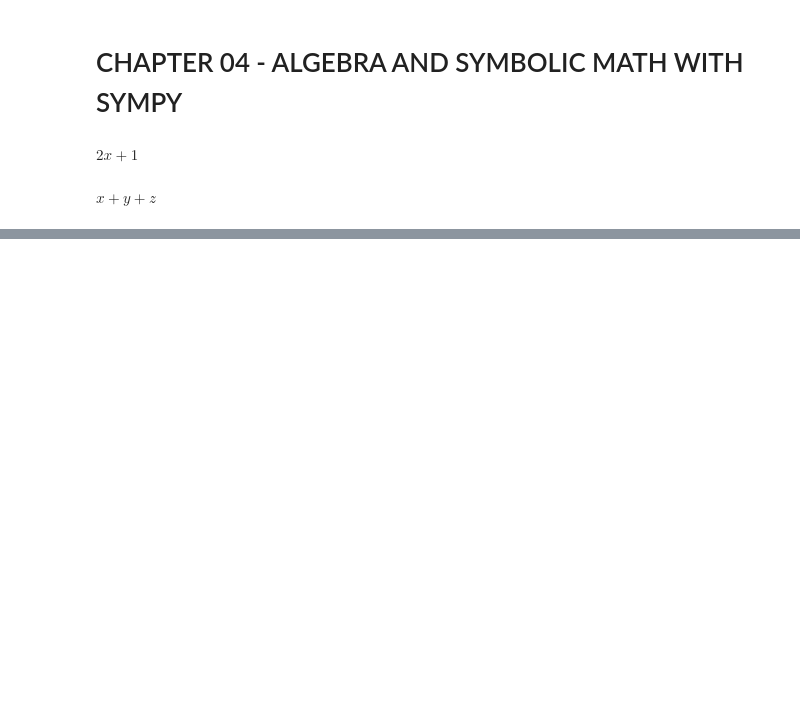
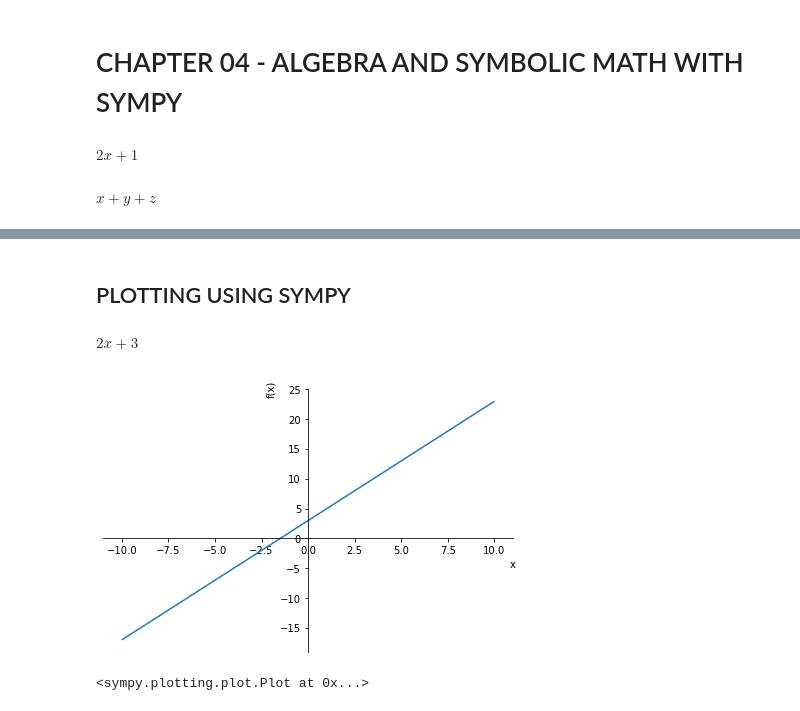
Before and after one commit to ferreiramr/livroDoingMathWithPython_AmitSaha, a Jupyter notebook: chapter04_AlgebraAndSymbolicMathWithSympy.ipynb, the cells around one changed output, grey strips where cells are left out. Drawn from its saved outputs; the diff is of its cells as text; code cells hidden in the pictures; blank space fills up the shorter version.

```diff
--- a/chapter04_AlgebraAndSymbolicMathWithSympy.ipynb
+++ b/chapter04_AlgebraAndSymbolicMathWithSympy.ipynb
@@ -18,0 +302,2 @@ $\displaystyle x + y + z$
+# %% [markdown]
+## PLOTTING USING SYMPY
@@ -18,0 +306,13 @@ $\displaystyle x + y + z$
+# %%
+x = sympy.Symbol('x')
+# %%
+expr = 2*x + 3
+# %%
+expr
+# %% [output]
+$\displaystyle 2 x + 3$
+# %%
+sympy.plot(expr)
+# %% [output]
+[figure, added]
+<sympy.plotting.plot.Plot at 0x...>
```
Also changed, not shown: parts of 96 cells of this notebook, 1 other file.
